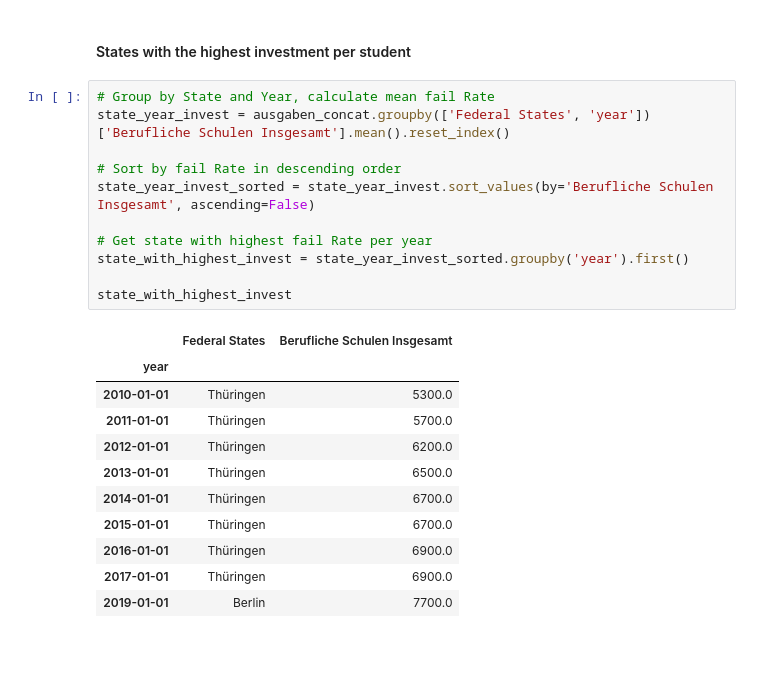
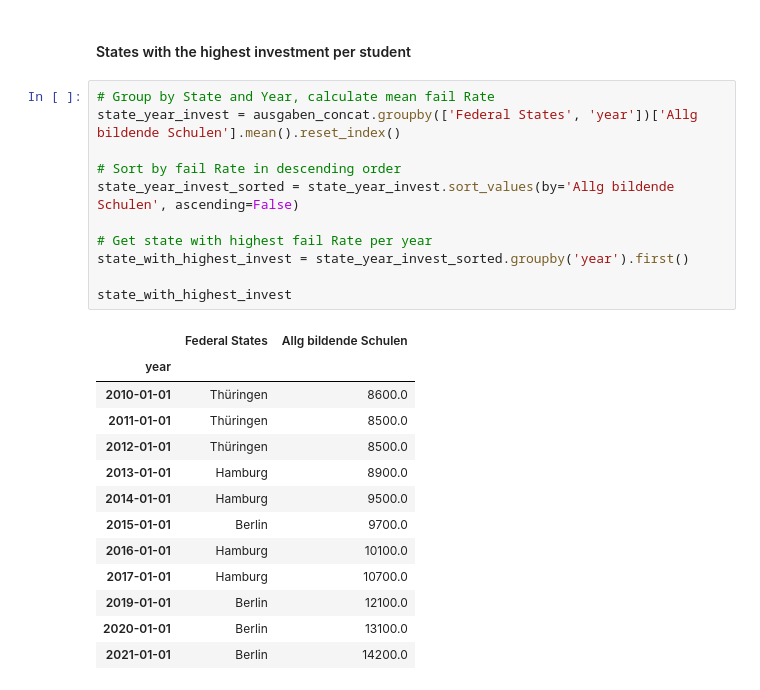
Before and after one commit to Stargazer-ger/capstone_project_hh_23_1, a Jupyter notebook: ausgaben_kk.ipynb, the cells around one changed output. Saved outputs shown, nothing was run; the diff lists cells and outputs as text; blank space fills up the shorter version.

```diff
--- a/ausgaben_kk.ipynb
+++ b/ausgaben_kk.ipynb
@@ -26,24 +40,26 @@ ausgaben_concat.head()
 #### States with the highest investment per student
 # %%
 # Group by State and Year, calculate mean fail Rate
-state_year_invest = ausgaben_concat.groupby(['Federal States', 'year'])['Berufliche Schulen Insgesamt'].mean().reset_index()
+state_year_invest = ausgaben_concat.groupby(['Federal States', 'year'])['Allg bildende Schulen'].mean().reset_index()
 
 # Sort by fail Rate in descending order
-state_year_invest_sorted = state_year_invest.sort_values(by='Berufliche Schulen Insgesamt', ascending=False)
+state_year_invest_sorted = state_year_invest.sort_values(by='Allg bildende Schulen', ascending=False)
 
 # Get state with highest fail Rate per year
 state_with_highest_invest = state_year_invest_sorted.groupby('year').first()
 
 state_with_highest_invest
 # %% [output]
-|  | Federal States | Berufliche Schulen Insgesamt |
+|  | Federal States | Allg bildende Schulen |
 | year |  |  |
-| 2010-01-01 | Thüringen | 5300.0 |
-| 2011-01-01 | Thüringen | 5700.0 |
-| 2012-01-01 | Thüringen | 6200.0 |
-| 2013-01-01 | Thüringen | 6500.0 |
-| 2014-01-01 | Thüringen | 6700.0 |
-| 2015-01-01 | Thüringen | 6700.0 |
-| 2016-01-01 | Thüringen | 6900.0 |
-| 2017-01-01 | Thüringen | 6900.0 |
-| 2019-01-01 | Berlin | 7700.0 |
+| 2010-01-01 | Thüringen | 8600.0 |
+| 2011-01-01 | Thüringen | 8500.0 |
+| 2012-01-01 | Thüringen | 8500.0 |
+| 2013-01-01 | Hamburg | 8900.0 |
+| 2014-01-01 | Hamburg | 9500.0 |
+| 2015-01-01 | Berlin | 9700.0 |
+| 2016-01-01 | Hamburg | 10100.0 |
+| 2017-01-01 | Hamburg | 10700.0 |
+| 2019-01-01 | Berlin | 12100.0 |
+| 2020-01-01 | Berlin | 13100.0 |
+| 2021-01-01 | Berlin | 14200.0 |
```
Also changed, not shown: parts of 13 cells of this notebook, 9 other files.
